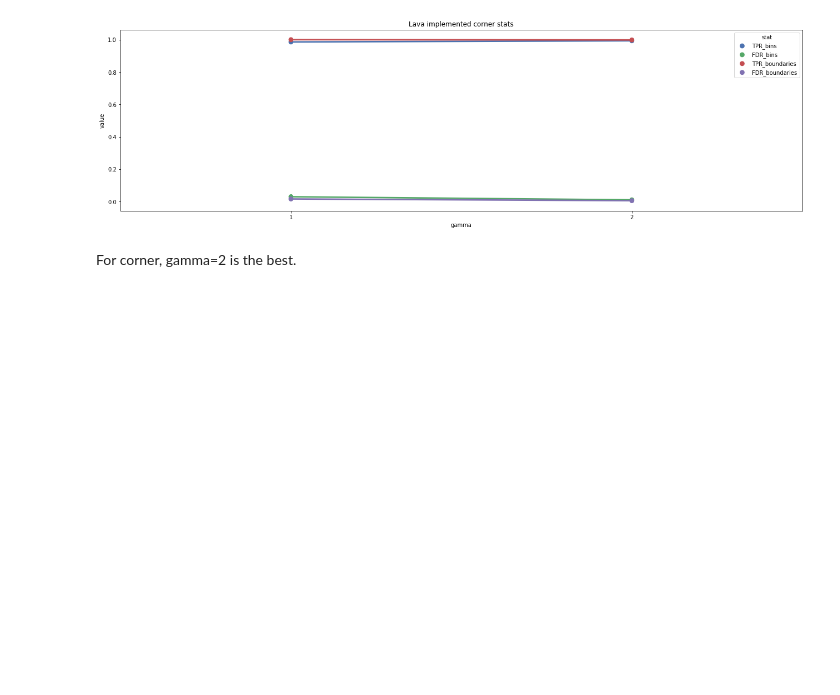
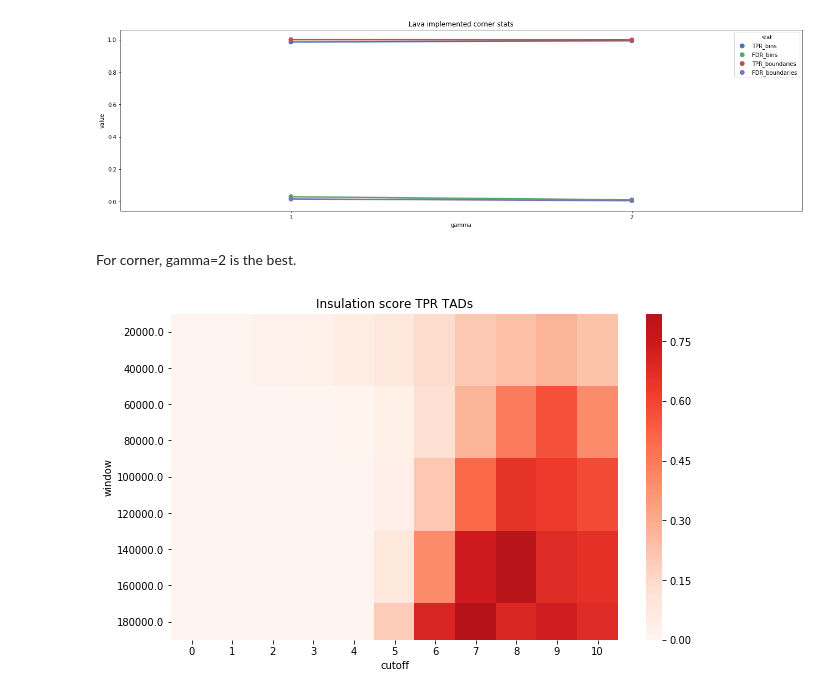
Before and after one commit to dmitrymyl/TADselect, a Jupyter notebook: sim_TADs/Analyze_sim_TADs.ipynb, the cells around one changed output. Cells and saved outputs as stored; diff of their text form; code cells hidden in the pictures; blank space fills up the shorter version.

```diff
--- a/sim_TADs/Analyze_sim_TADs.ipynb
+++ b/sim_TADs/Analyze_sim_TADs.ipynb
@@ -277,0 +358,2 @@ For corner, gamma=2 is the best.
+# %%
+ii_stats["value"] = np.array(ii_stats["value"], dtype=float)
@@ -277,0 +362,8 @@ For corner, gamma=2 is the best.
+# %%
+mpl.rcParams['figure.figsize'] = [10, 6]
+ii_stats_TPR_bins = ii_stats[ii_stats.stat == "TPR_bins"].pivot_table(index=["window"], columns=["cutoff"], values="value", aggfunc=np.median)
+sns.heatmap(ii_stats_TPR_bins, cmap="Reds", center=0.5)
+plt.title("Insulation score TPR TADs")
+plt.savefig("ii_TPR_TADs.png")
+# %% [output]
+[figure, added]
```
Also changed, not shown: parts of 33 cells of this notebook, 1 other file.
